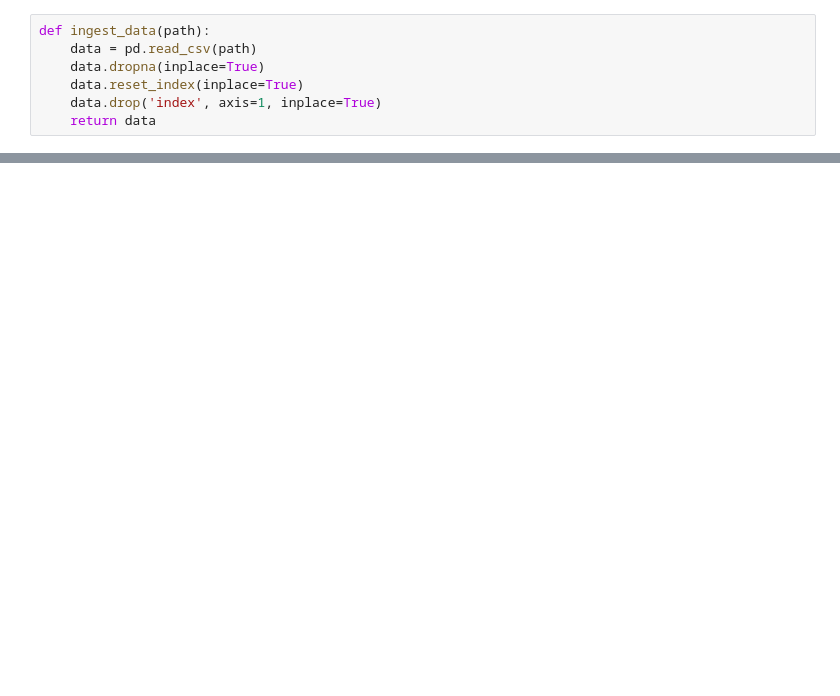
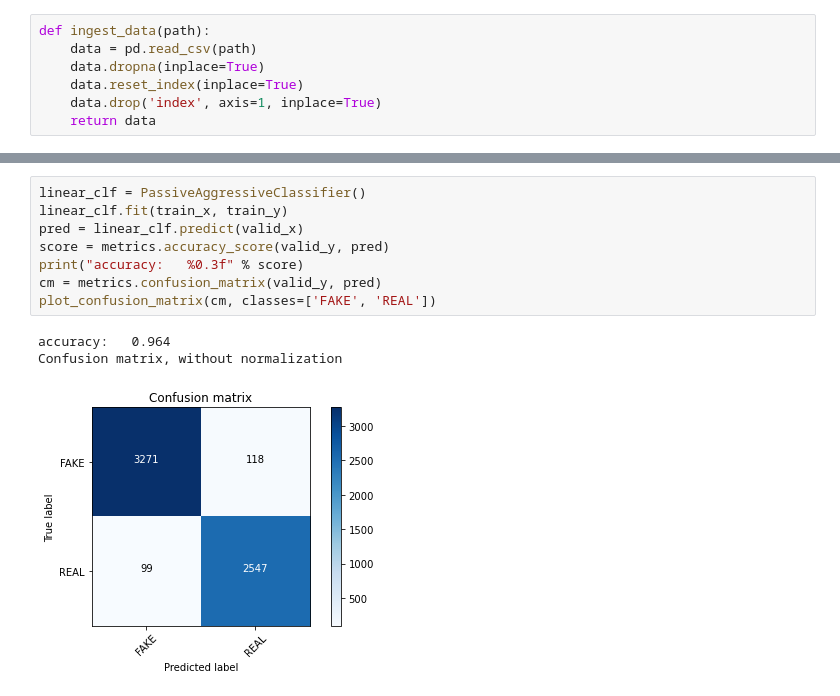
Before and after one commit to rajhimanshu2954/DS-Projects, a Jupyter notebook: Natural Language Processing/Fake News Classifier.ipynb, the cells around one changed output, grey strips where cells are left out. Saved outputs shown, nothing was run; the diff lists cells and outputs as text; blank space fills up the shorter version.

```diff
--- a/Natural Language Processing/Fake News Classifier.ipynb
+++ b/Natural Language Processing/Fake News Classifier.ipynb
@@ -43,0 +235,12 @@ cleaned_data
+# %%
+linear_clf = PassiveAggressiveClassifier()
+linear_clf.fit(train_x, train_y)
+pred = linear_clf.predict(valid_x)
+score = metrics.accuracy_score(valid_y, pred)
+print("accuracy:   %0.3f" % score)
+cm = metrics.confusion_matrix(valid_y, pred)
+plot_confusion_matrix(cm, classes=['FAKE', 'REAL'])
+# %% [output]
+accuracy:   0.964
+Confusion matrix, without normalization
+[figure, added]
```
Also changed, not shown: parts of 20 cells of this notebook, 1 other file.
